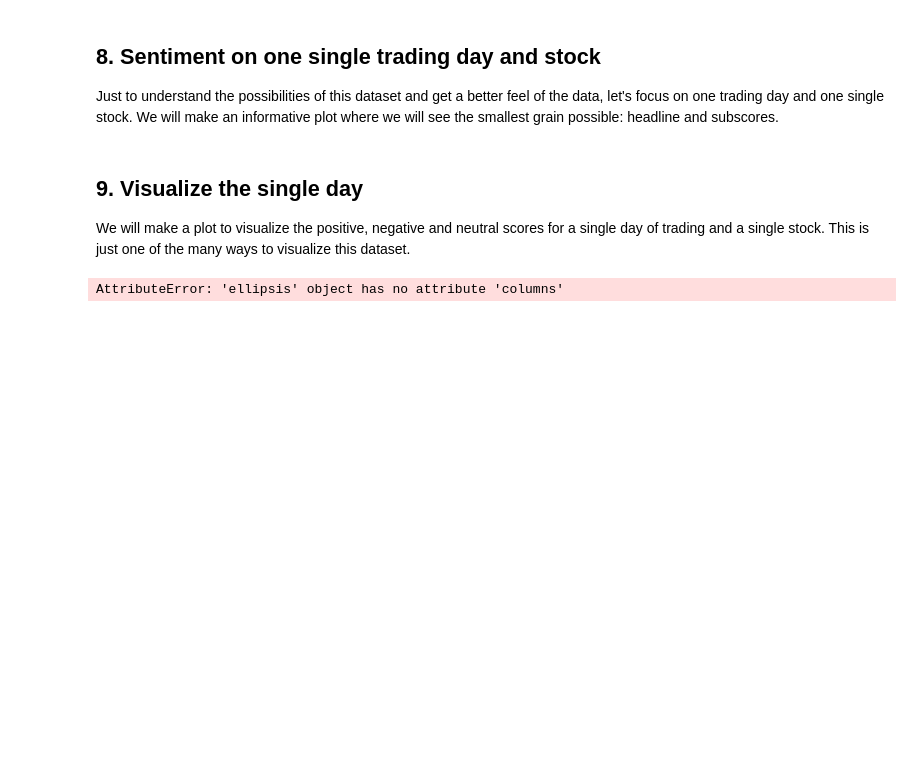
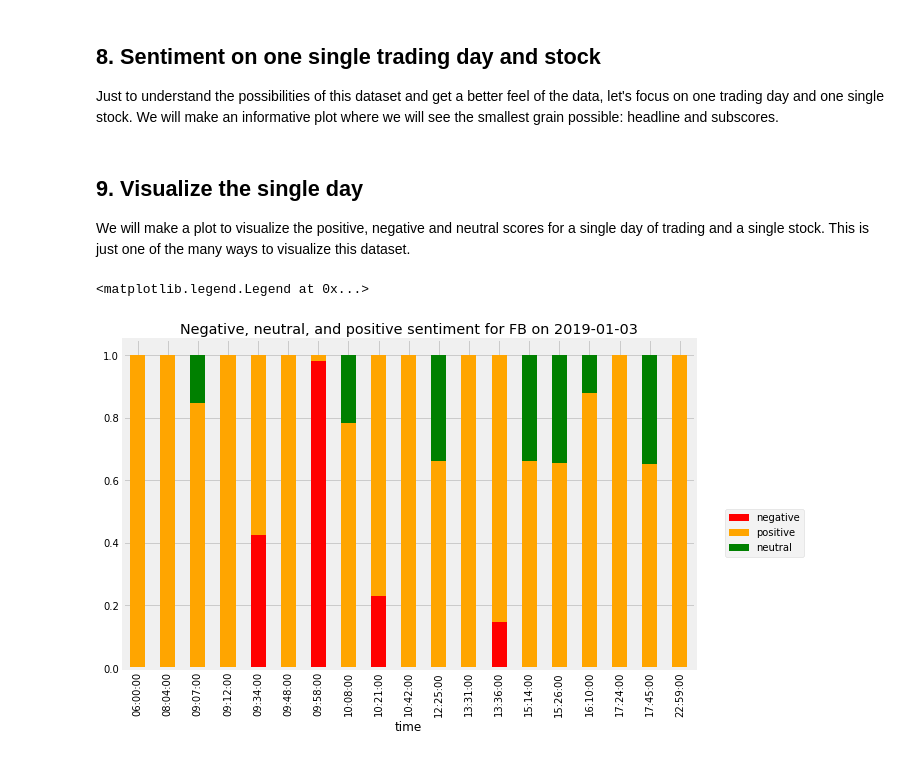
Before and after one commit to SandraOkala/Headlines-Sentiment-analysis-, a Jupyter notebook: notebook.ipynb, the cells around one changed output. Drawn from its saved outputs; the diff is of its cells as text; code cells hidden in the pictures; blank space fills up the shorter version.

```diff
--- a/notebook.ipynb
+++ b/notebook.ipynb
@@ -198,11 +198,16 @@ single_day = single_day.sort_index()
 # %%
 TITLE = "Negative, neutral, and positive sentiment for FB on 2019-01-03"
 COLORS = ["red","orange", "green"]
 # Drop the columns that aren't useful for the plot
 plot_day = single_day.drop(columns=['compound', 'headline'], axis=1)
 # Change the column names to 'negative', 'positive', and 'neutral'
 plot_day.columns = ['negative', 'positive', 'neutral']
 # Plot a stacked bar chart
 # ... YOUR CODE FOR TASK 9 :-) ...
+plot_day.plot.bar(stacked = True,
+                  figsize=(10, 6),
+                  title = TITLE,
+                  color = COLORS).legend(bbox_to_anchor=(1.2, 0.5))
 # %% [output]
-AttributeError: 'ellipsis' object has no attribute 'columns'
+<matplotlib.legend.Legend at 0x...>
+[figure, added]
```
